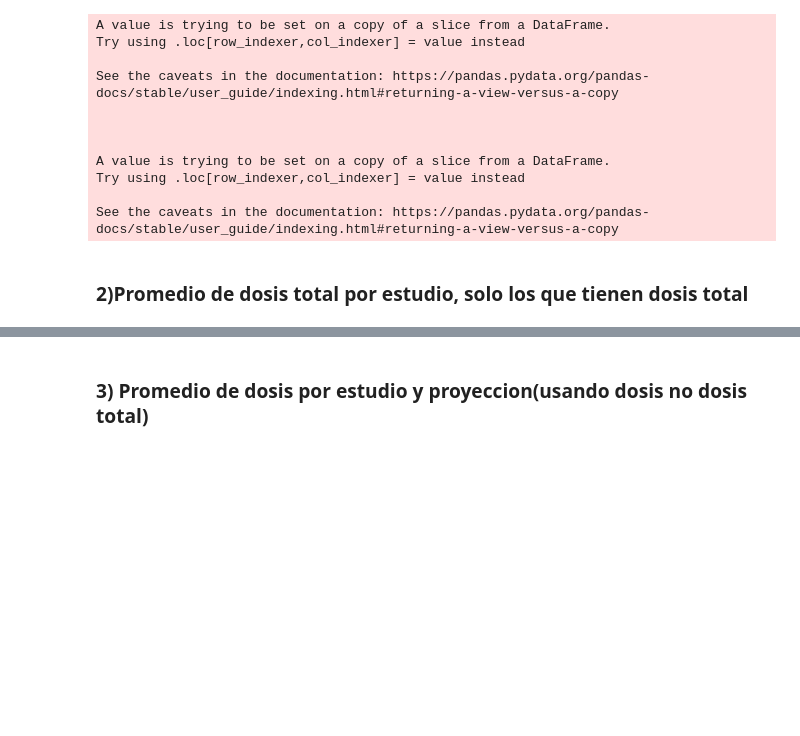
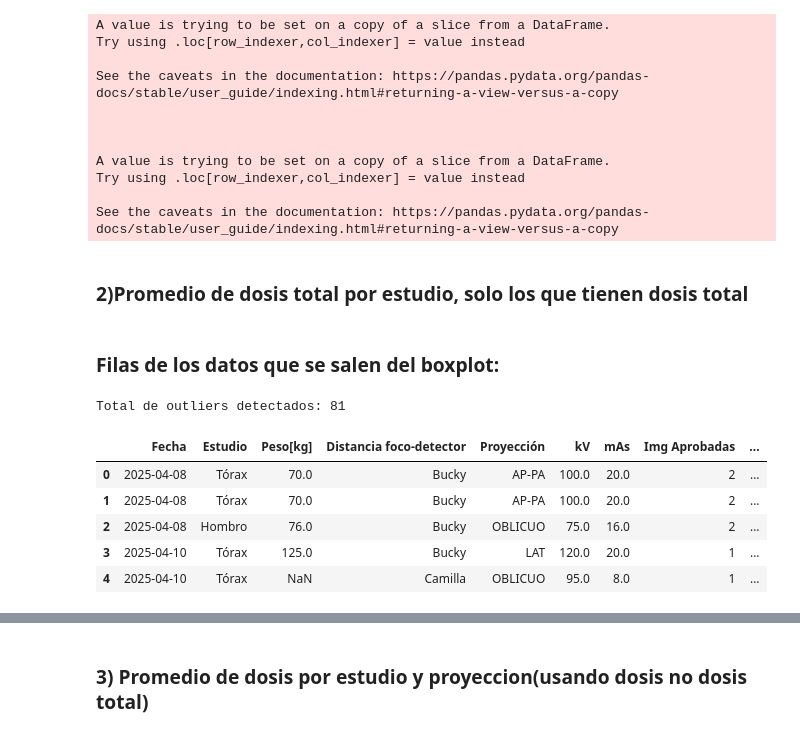
Before and after one commit to oazula/HUN, a Jupyter notebook: Analisis datos HUN.ipynb, the cells around one changed output, grey strips where cells are left out. Cells and saved outputs as stored; diff of their text form; code cells hidden in the pictures; blank space fills up the shorter version.

```diff
--- a/Analisis datos HUN.ipynb
+++ b/Analisis datos HUN.ipynb
@@ -523,3 +523,26 @@ fig.update_layout(
 )
 fig.update_xaxes(categoryorder="array", categoryarray=orden)
 fig.show()
+# %% [markdown]
+### Filas de los datos que se salen del boxplot:
+# %%
+# DataFrame con las filas que se salen del boxplot (outliers por estudio, regla 1.5*IQR)
+df_outliers = df_completo_sin_NAN_interes.copy()
+q1 = df_outliers.groupby('Estudio')['Dosis Total [mGy]'].transform(lambda s: s.quantile(0.25))
+q3 = df_outliers.groupby('Estudio')['Dosis Total [mGy]'].transform(lambda s: s.quantile(0.75))
+iqr = q3 - q1
+upper = q3 + 1.5 * iqr
+lower = q1 - 1.5 * iqr
+mask_outlier = (df_outliers['Dosis Total [mGy]'] > upper) | (df_outliers['Dosis Total [mGy]'] < lower)
+df_outliers_boxplot = df_outliers[mask_outlier].copy()
+df_outliers_boxplot.reset_index(drop=True, inplace=True)
+print(f'Total de outliers detectados: {len(df_outliers_boxplot)}')
+df_outliers_boxplot.head()
+# %% [output]
+Total de outliers detectados: 81
+|  | Fecha | Estudio | Peso[kg] | Distancia foco-detector | Proyección | kV | mAs | Img Aprobadas | ... |
+| 0 | 2025-04-08 | Tórax | 70.0 | Bucky | AP-PA | 100.0 | 20.0 | 2 | ... |
+| 1 | 2025-04-08 | Tórax | 70.0 | Bucky | AP-PA | 100.0 | 20.0 | 2 | ... |
+| 2 | 2025-04-08 | Hombro | 76.0 | Bucky | OBLICUO | 75.0 | 16.0 | 2 | ... |
+| 3 | 2025-04-10 | Tórax | 125.0 | Bucky | LAT | 120.0 | 20.0 | 1 | ... |
+| 4 | 2025-04-10 | Tórax | NaN | Camilla | OBLICUO | 95.0 | 8.0 | 1 | ... |
```
Also changed, not shown: parts of 8 cells of this notebook, 1 other file.
